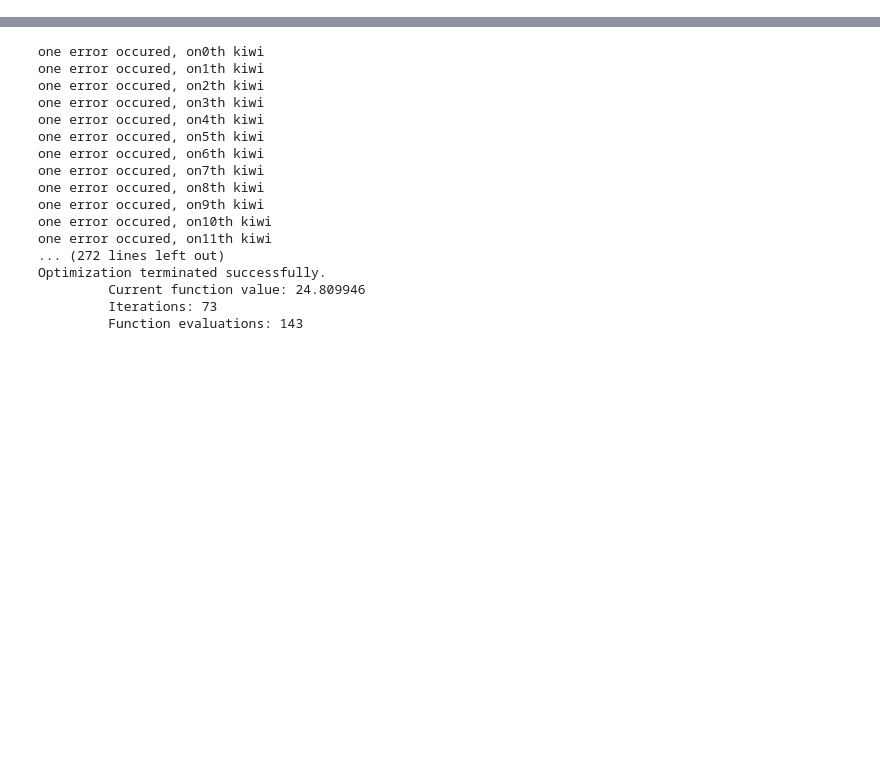
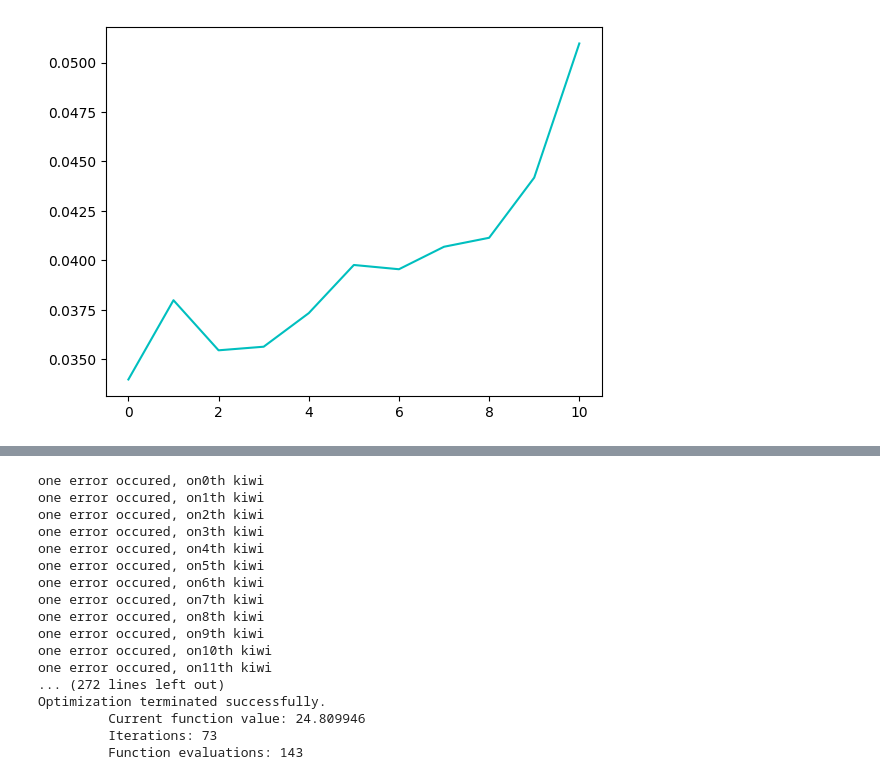
Before and after one commit to xbx18502/Graduation_research_feb, a Jupyter notebook: calculate_muamus_sa3.4.ipynb, the cells around one changed output, grey strips where cells are left out. Drawn from its saved outputs; the diff is of its cells as text; code cells hidden in the pictures; blank space fills up the shorter version.

```diff
--- a/calculate_muamus_sa3.4.ipynb
+++ b/calculate_muamus_sa3.4.ipynb
@@ -130,3 +221,8 @@ for i in range(AMOUNT_EXP):
+# %%
+plt.plot(peak_Y)
+plt.show()
+# %% [output]
+[figure, added]
 # %%
 ##########################################
 fig = plt.figure(figsize = (8,8))
```
Also changed, not shown: parts of 9 cells of this notebook, 1 other file.
